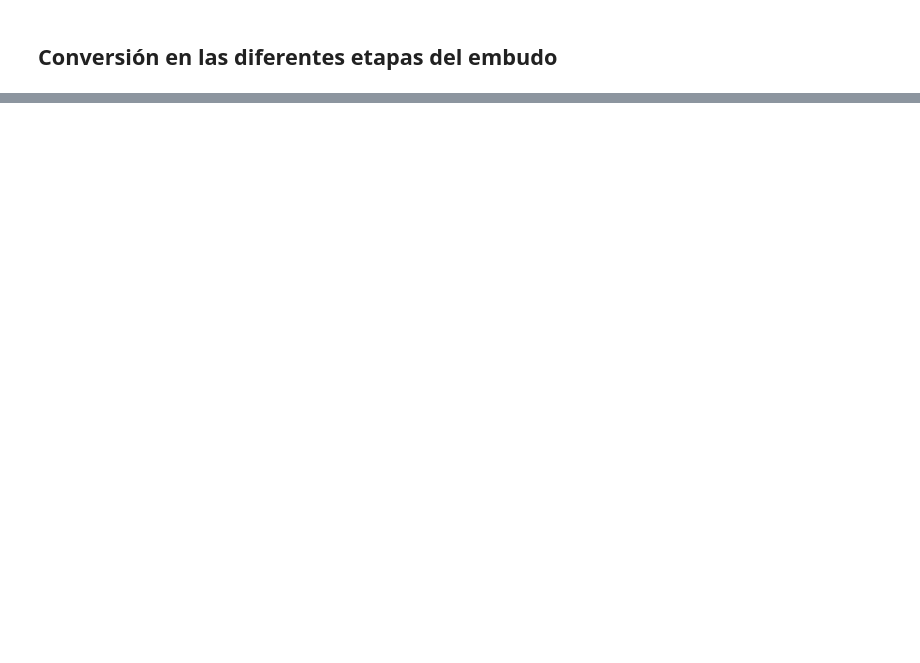
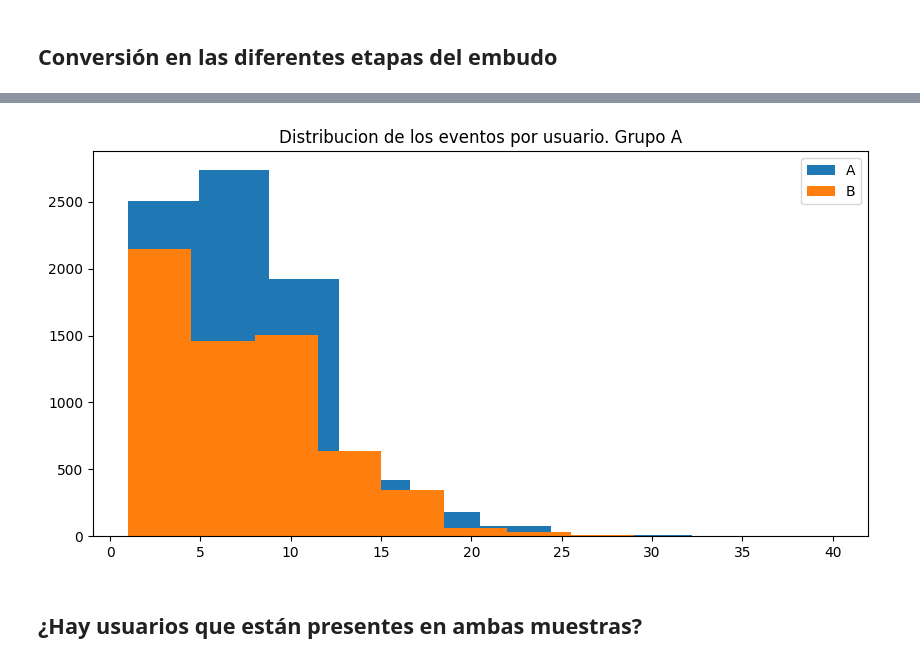
Before and after one commit to BCascante/Proyecto-Final-DA, a Jupyter notebook: A_B Test/A_B_Test _Project.ipynb, the cells around one changed output, grey strips where cells are left out. Saved outputs shown, nothing was run; the diff lists cells and outputs as text; code cells hidden in the pictures; blank space fills up the shorter version.

```diff
--- a/A_B Test/A_B_Test _Project.ipynb
+++ b/A_B Test/A_B_Test _Project.ipynb
@@ -302,0 +330,2 @@ user_data.duplicated().sum()
+# %%
+test_data.dropna(subset='group', inplace=True)
@@ -303,2 +334,7 @@ user_data.duplicated().sum()
+# %%
+# Separar el DF en los dos grupos
+
+group_A = test_data[test_data['group']=='A'] # Filtrar los datos con la informacion de los usuarios del grupo A
+group_B = test_data[test_data['group']=='B'] # Filtrar los datos con la informacion de los usuarios del grupo B
 # %% [markdown]
 ## Conversión en las diferentes etapas del embudo
@@ -359,3 +340,0 @@ dtype: int64
-# %%
-group_A = user_data[user_data['group']=='A']
-group_B = user_data[user_data['group']=='B']
@@ -435,0 +391,5 @@ plt.legend()
+# %%
+# Calcular los eventos de cada usuario en el grupo A
+event_per_user_A = group_A.groupby('user_id')['event_name'].count().reset_index()
+# Calcular los eventos de cada usuario en el grupo B
+event_per_user_B = group_B.groupby('user_id')['event_name'].count().reset_index()
@@ -435,0 +422,11 @@ plt.legend()
+# %%
+plt.figure(figsize=(10,5))
+plt.hist(event_per_user_A['event_name'], label='A')
+plt.hist(event_per_user_B['event_name'], label='B')
+plt.title('Distribucion de los eventos por usuario. Grupo A')
+plt.legend()
+plt.show()
+# %% [output]
+[figure, added]
+# %% [markdown]
+## ¿Hay usuarios que están presentes en ambas muestras?
```
Also changed, not shown: parts of 43 cells of this notebook.
